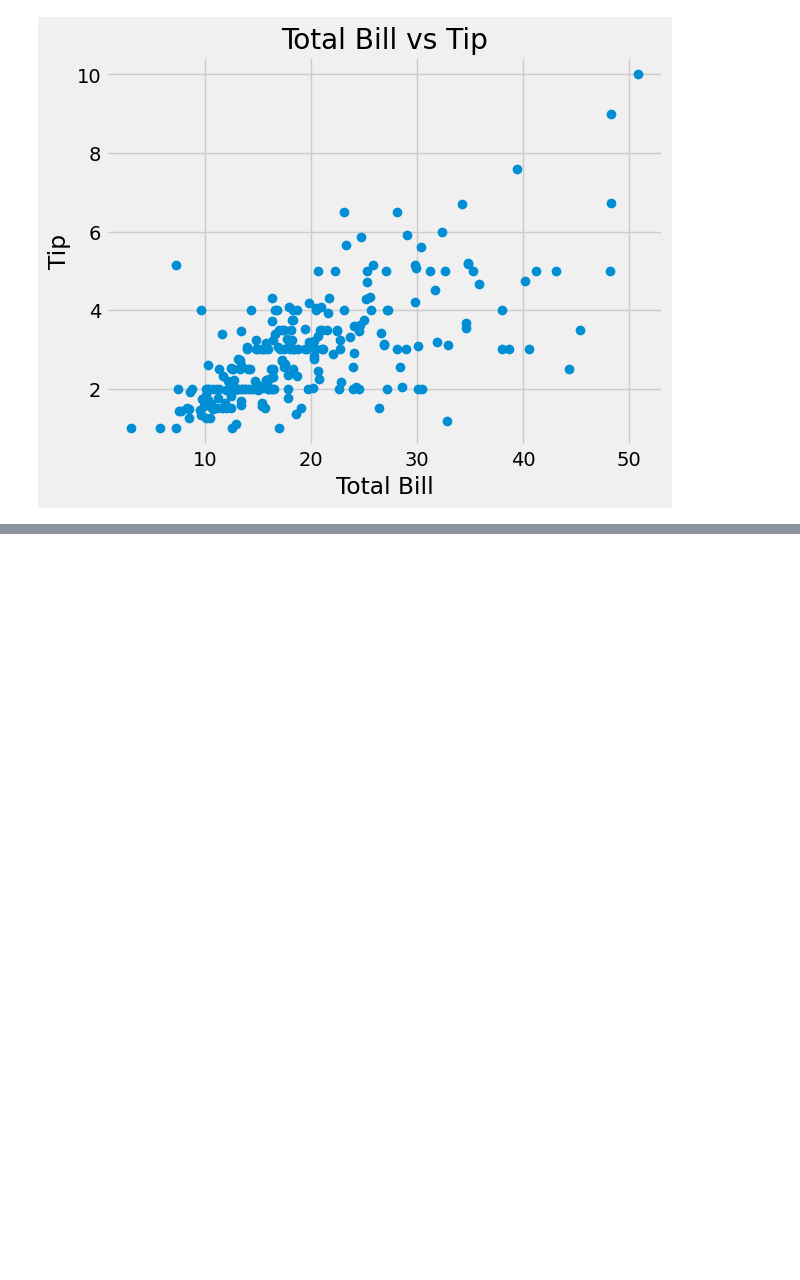
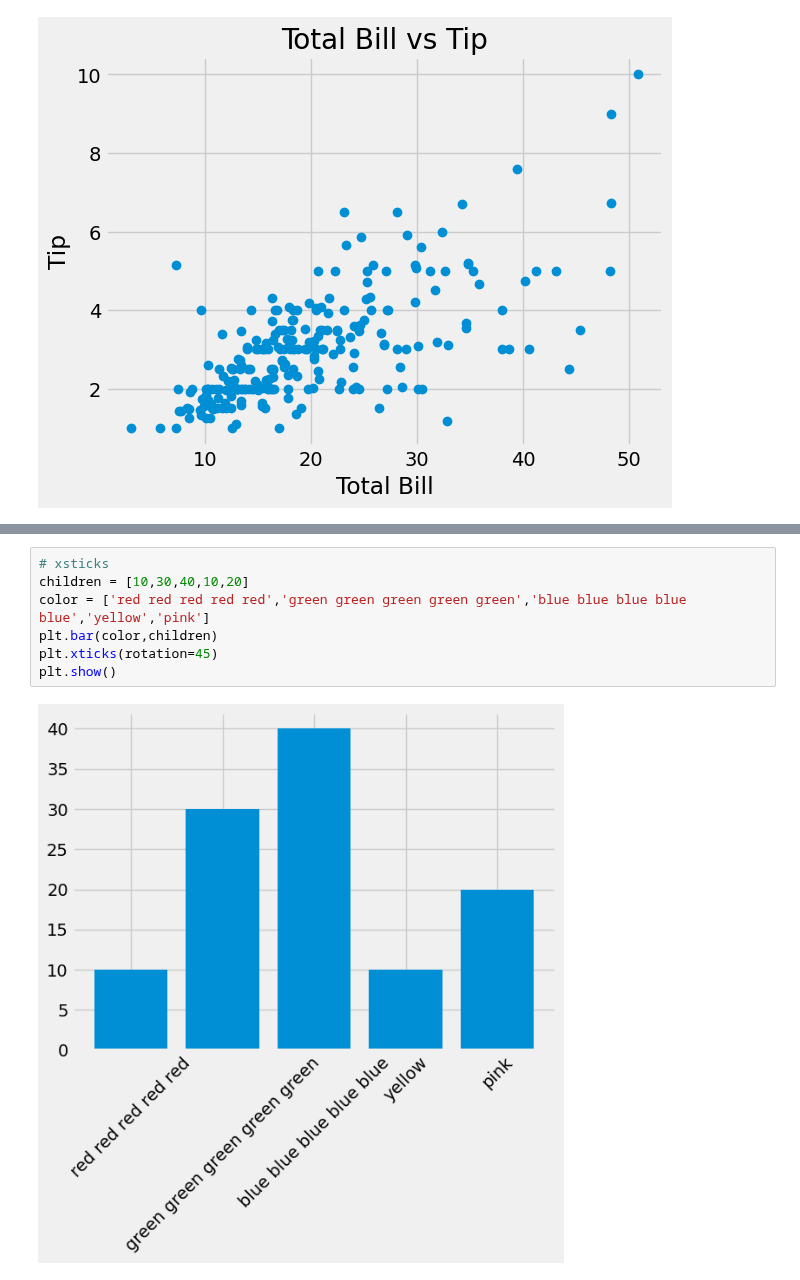
Before and after one commit to Saifullah785/Python_for_Data_Science, a Jupyter notebook: Matplotlib-for-Data-Science/Class_01_matplotlib.ipynb, the cells around one changed output, grey strips where cells are left out. Drawn from its saved outputs; the diff is of its cells as text; blank space fills up the shorter version.

```diff
--- a/Matplotlib-for-Data-Science/Class_01_matplotlib.ipynb
+++ b/Matplotlib-for-Data-Science/Class_01_matplotlib.ipynb
@@ -202,0 +249,9 @@ plt.show()
+# %%
+# xsticks
+children = [10,30,40,10,20]
+color = ['red red red red red','green green green green green','blue blue blue blue blue','yellow','pink']
+plt.bar(color,children)
+plt.xticks(rotation=45)
+plt.show()
+# %% [output]
+[figure, added]
```
Also changed, not shown: parts of 24 cells of this notebook.
